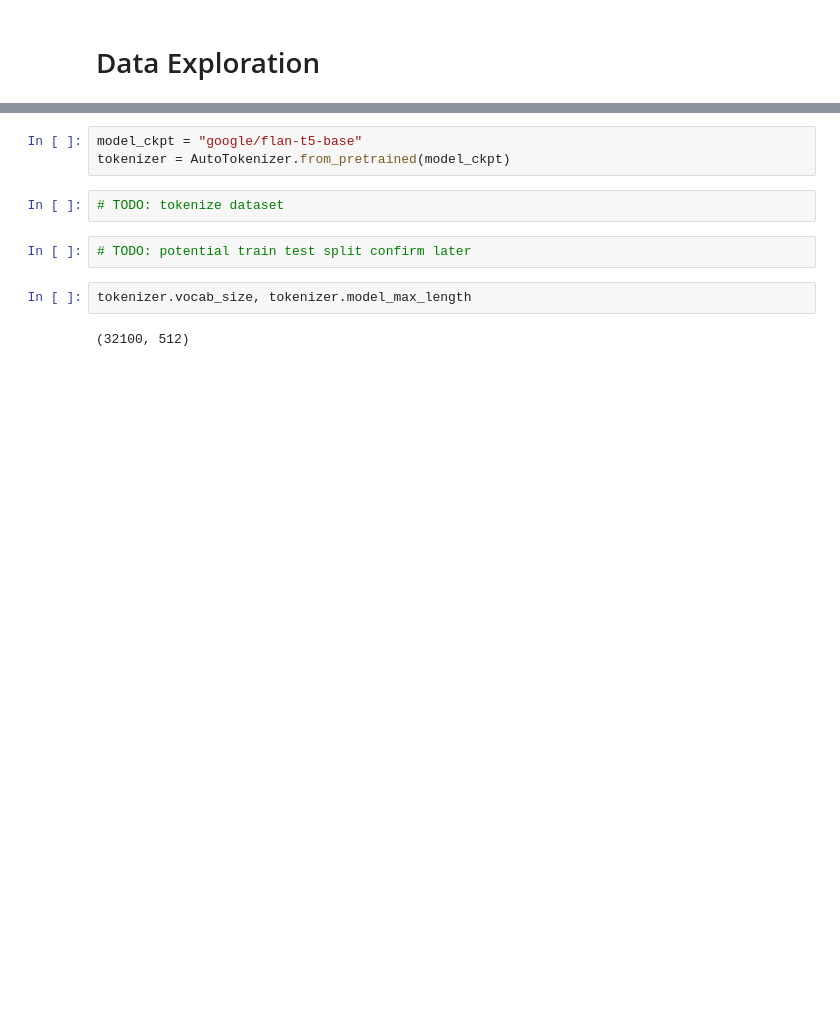
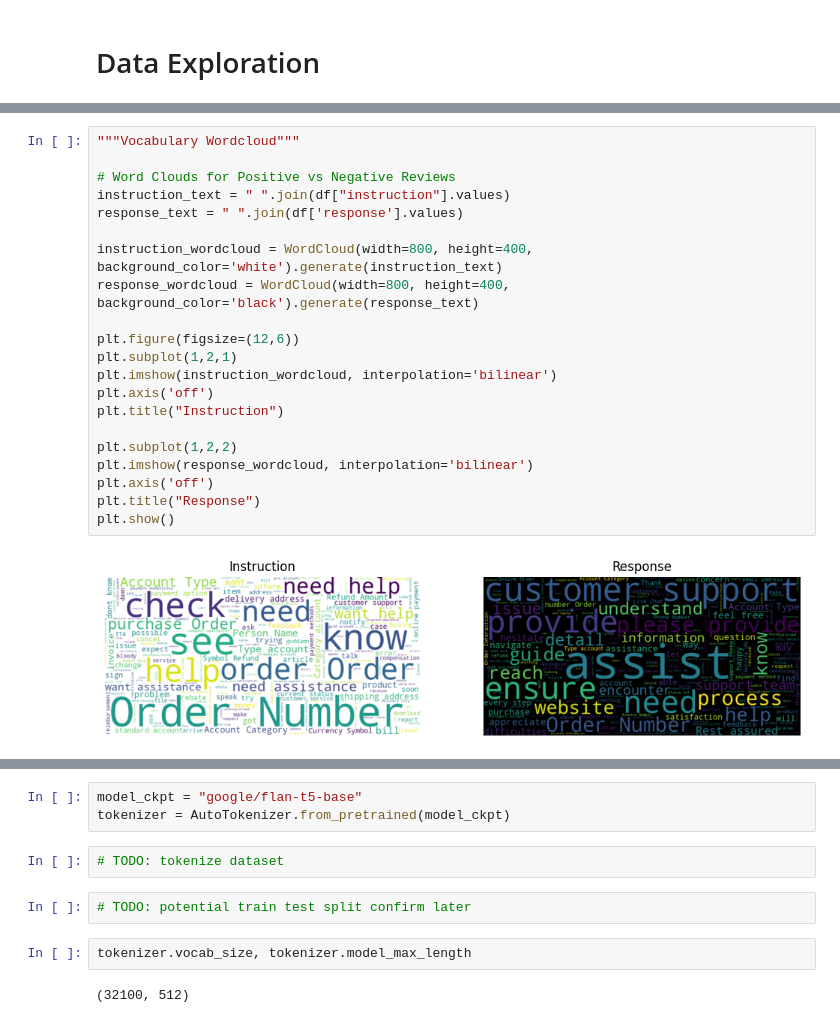
Before and after one commit to j-agbaje/Customer_Service_chatbot-, a Jupyter notebook: customer_service_chatbot_training.ipynb, the cells around one changed output, grey strips where cells are left out. Cells and saved outputs as stored; diff of their text form; blank space fills up the shorter version.

```diff
--- a/customer_service_chatbot_training.ipynb
+++ b/customer_service_chatbot_training.ipynb
@@ -144,0 +243,23 @@ df.head()
+# %%
+"""Vocabulary Wordcloud"""
+
+# Word Clouds for Positive vs Negative Reviews
+instruction_text = " ".join(df["instruction"].values)
+response_text = " ".join(df['response'].values)
+
+instruction_wordcloud = WordCloud(width=800, height=400, background_color='white').generate(instruction_text)
+response_wordcloud = WordCloud(width=800, height=400, background_color='black').generate(response_text)
+
+plt.figure(figsize=(12,6))
+plt.subplot(1,2,1)
+plt.imshow(instruction_wordcloud, interpolation='bilinear')
+plt.axis('off')
+plt.title("Instruction")
+
+plt.subplot(1,2,2)
+plt.imshow(response_wordcloud, interpolation='bilinear')
+plt.axis('off')
+plt.title("Response")
+plt.show()
+# %% [output]
+[figure, added]
```
Also changed, not shown: parts of 22 cells of this notebook.
